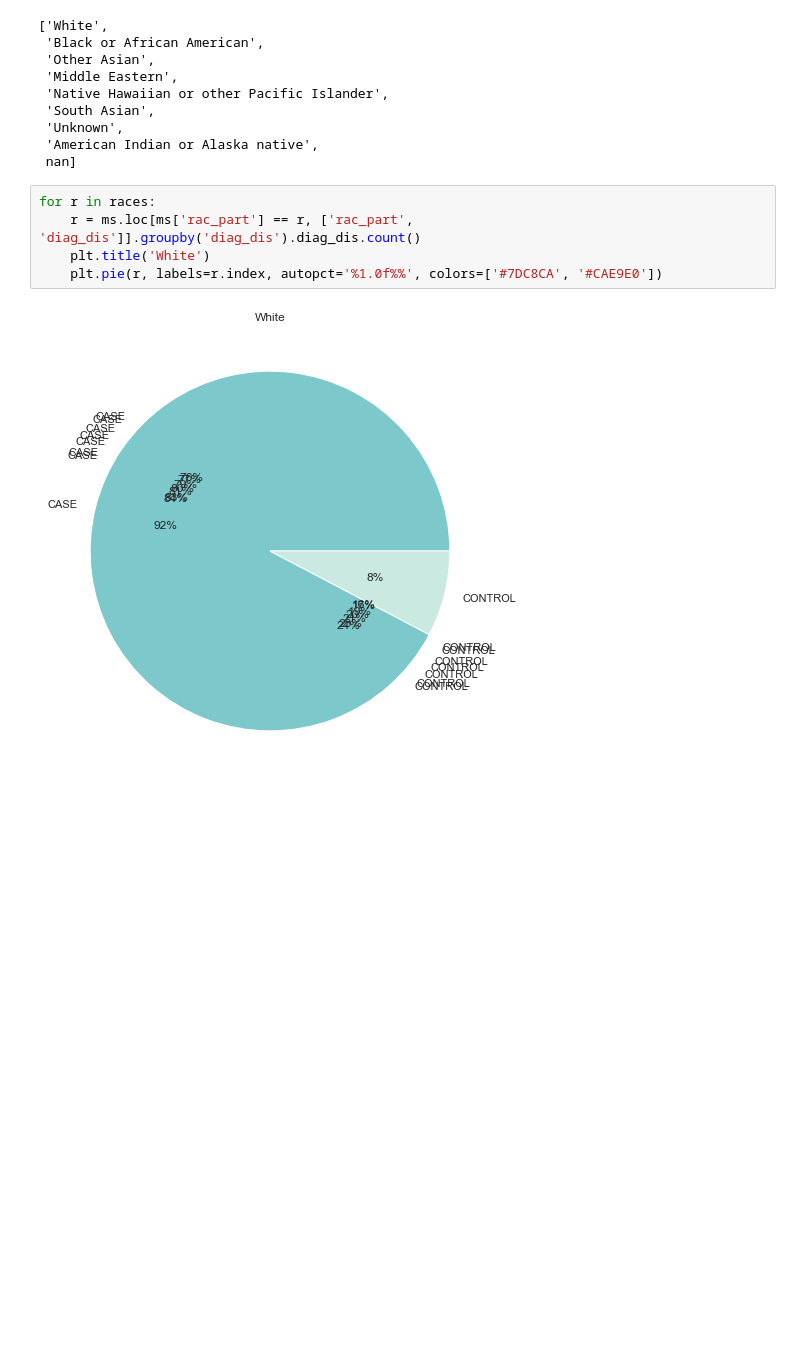
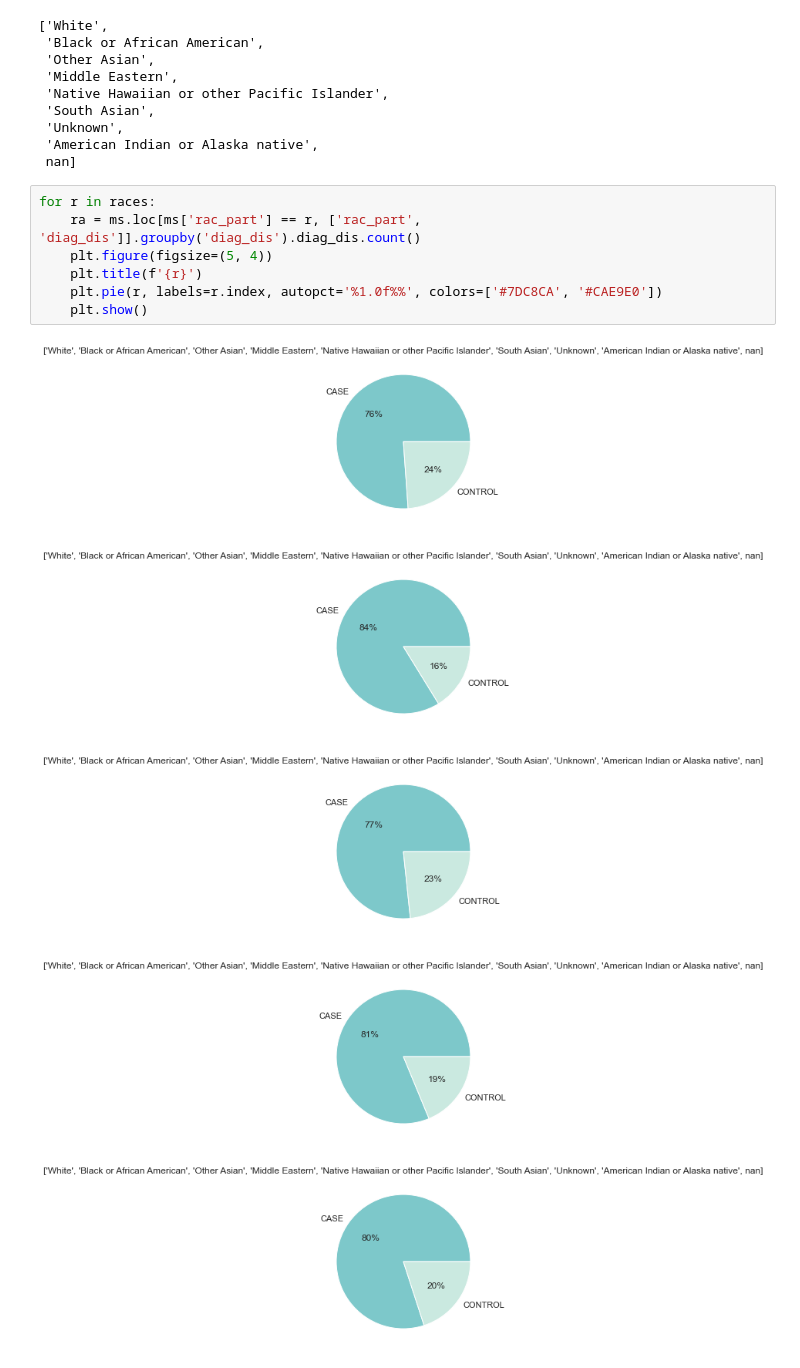
Before and after one commit to MGKane23/accelerate-cure, a Jupyter notebook: Charlotte-Burbridges-Best-Friends-and-Fan-Club.ipynb, the cells around one changed output. Drawn from its saved outputs; the diff is of its cells as text; blank space fills up the shorter version.

Commit message:
fixed plots!

```diff
--- a/Charlotte-Burbridges-Best-Friends-and-Fan-Club.ipynb
+++ b/Charlotte-Burbridges-Best-Friends-and-Fan-Club.ipynb
@@ -84,8 +84,14 @@ races
  nan]
 # %%
 for r in races:
-    r = ms.loc[ms['rac_part'] == r, ['rac_part', 'diag_dis']].groupby('diag_dis').diag_dis.count()
-    plt.title('White')
+    ra = ms.loc[ms['rac_part'] == r, ['rac_part', 'diag_dis']].groupby('diag_dis').diag_dis.count()
+    plt.figure(figsize=(5, 4))
+    plt.title(f'{r}')
     plt.pie(r, labels=r.index, autopct='%1.0f%%', colors=['#7DC8CA', '#CAE9E0'])
+    plt.show()
 # %% [output]
-[figure, old version]
+[figure, new version]
+[figure, added]
+[figure, added]
+[figure, added]
+[figure, added]
```
Also changed, not shown: parts of 2 cells of this notebook.
